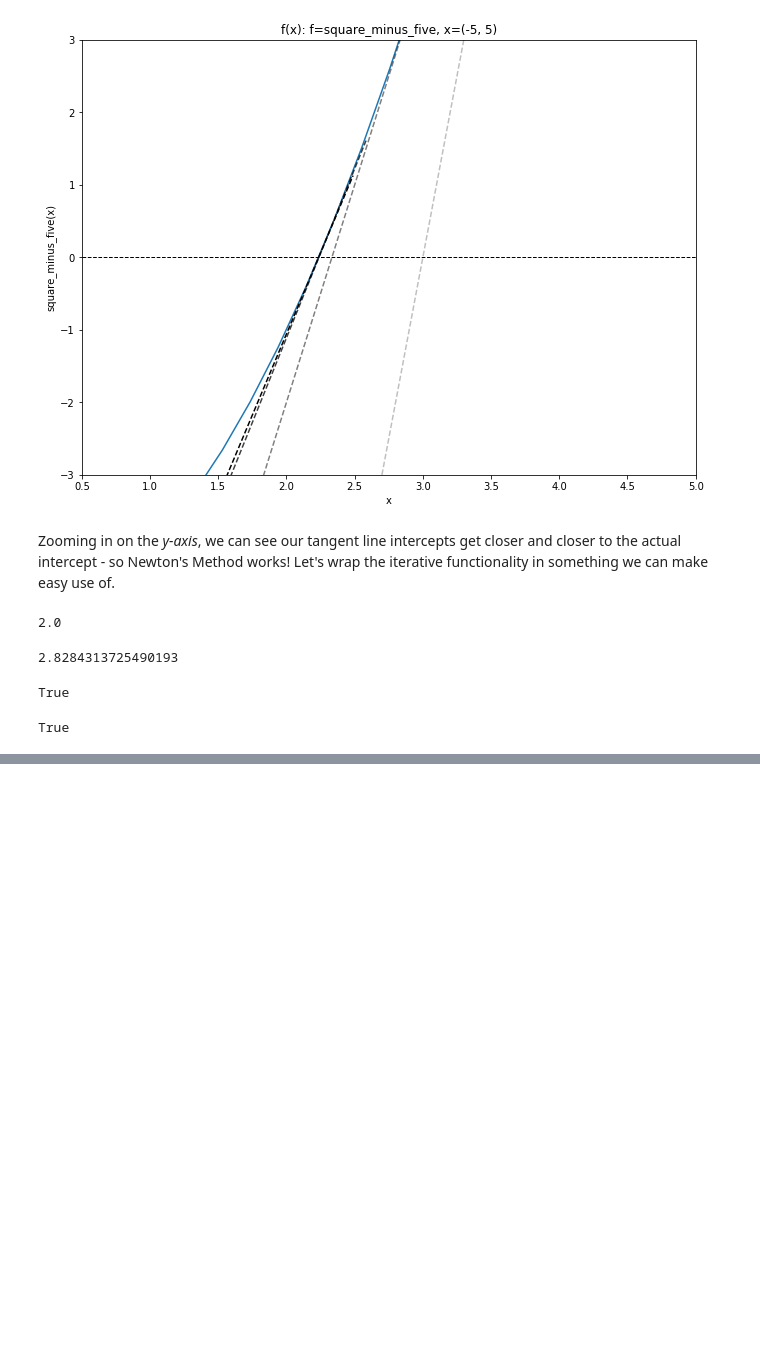
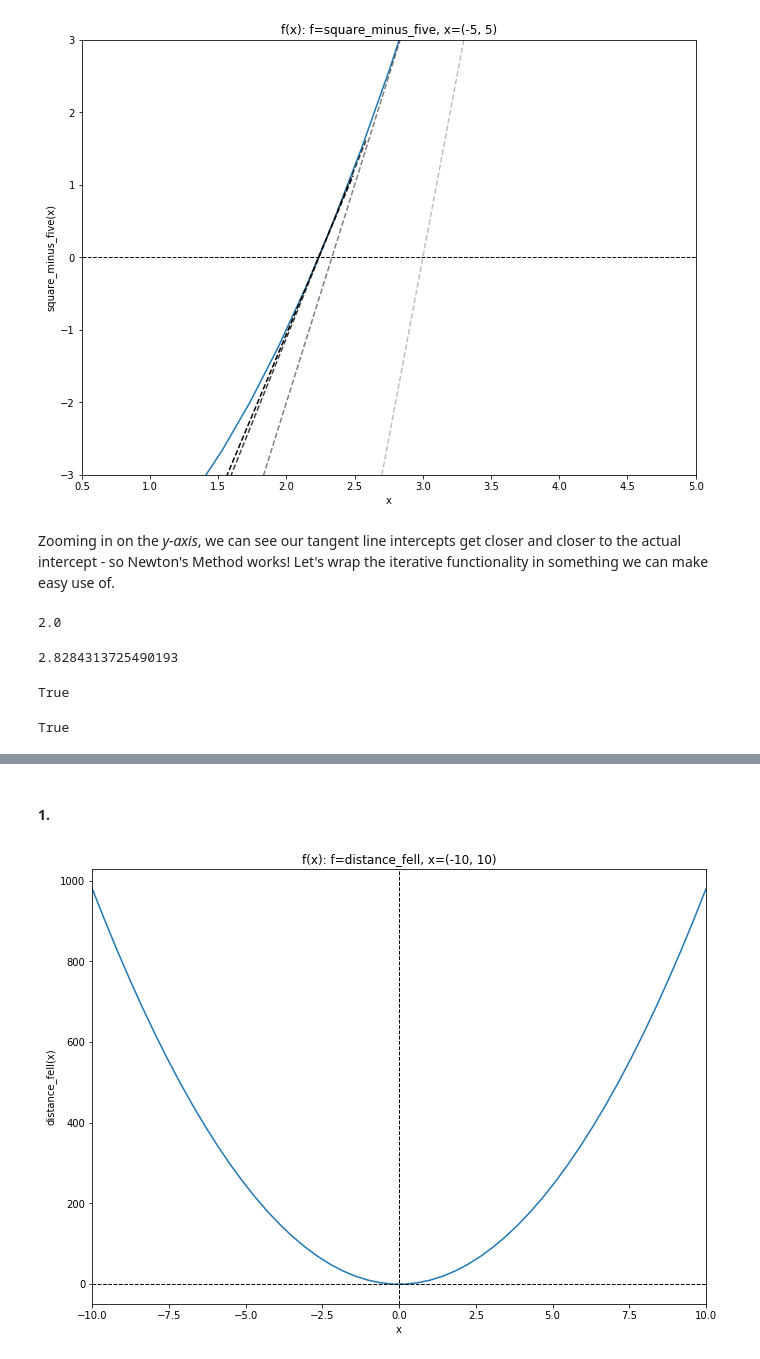
Before and after one commit to contently/math_class, a Jupyter notebook: calculus_derivatives.ipynb, the cells around one changed output, grey strips where cells are left out. Saved outputs shown, nothing was run; the diff lists cells and outputs as text; code cells hidden in the pictures; blank space fills up the shorter version.

```diff
--- a/calculus_derivatives.ipynb
+++ b/calculus_derivatives.ipynb
@@ -610,0 +666,6 @@ Also, note that Newton's Method _does_ have failure cases. See more [here](https
+# %% [markdown]
+#### 1.
+# %%
+ax = plot_func(func=distance_fell, domain=(-10, 10))
+# %% [output]
+[figure, added]
```
Also changed, not shown: parts of 24 cells of this notebook.
